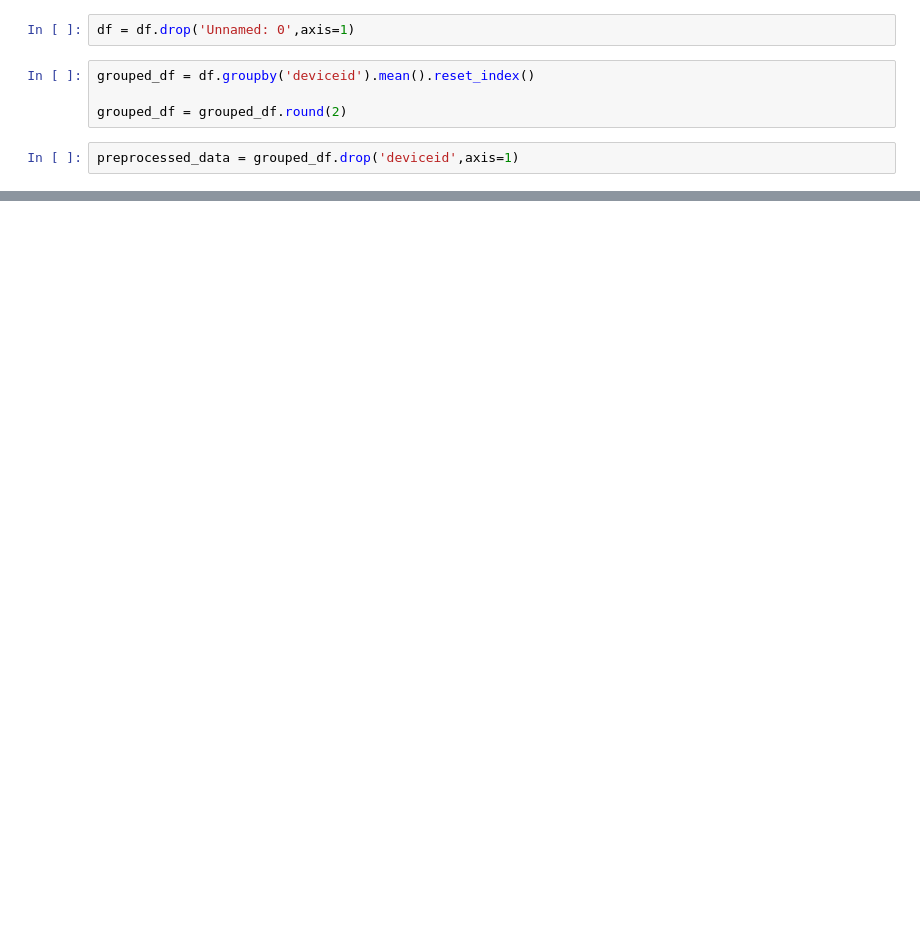
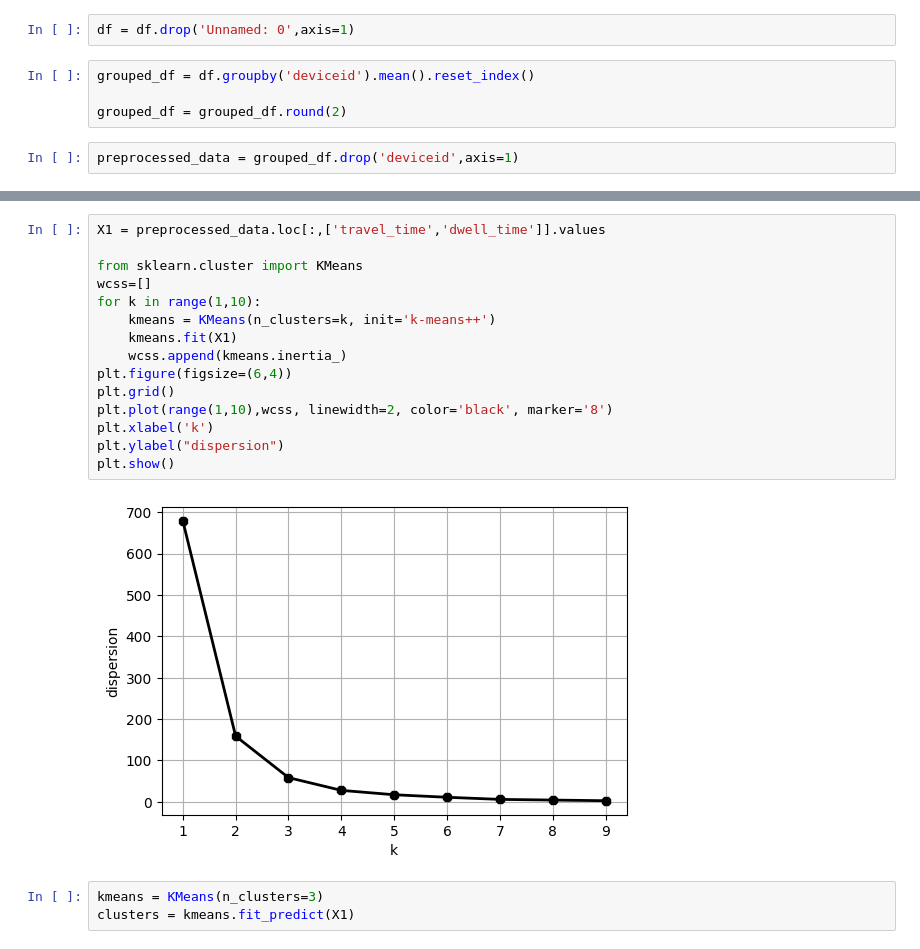
Before and after one commit to ShanukaLakshan/Realtime-GPS-Bus---Data-Science-Project, a Jupyter notebook: Analysis/bus_clustering.ipynb, the cells around one changed output, grey strips where cells are left out. Drawn from its saved outputs; the diff is of its cells as text; blank space fills up the shorter version.

```diff
--- a/Analysis/bus_clustering.ipynb
+++ b/Analysis/bus_clustering.ipynb
@@ -41,0 +85,20 @@ preprocessed_data
+# %%
+X1 = preprocessed_data.loc[:,['travel_time','dwell_time']].values
+
+from sklearn.cluster import KMeans
+wcss=[]
+for k in range(1,10):
+    kmeans = KMeans(n_clusters=k, init='k-means++')
+    kmeans.fit(X1)
+    wcss.append(kmeans.inertia_)
+plt.figure(figsize=(6,4))
+plt.grid()
+plt.plot(range(1,10),wcss, linewidth=2, color='black', marker='8')
+plt.xlabel('k')
+plt.ylabel("dispersion")
+plt.show()
+# %% [output]
+[figure, added]
+# %%
+kmeans = KMeans(n_clusters=3)
+clusters = kmeans.fit_predict(X1)
```
Also changed, not shown: parts of 10 cells of this notebook.
